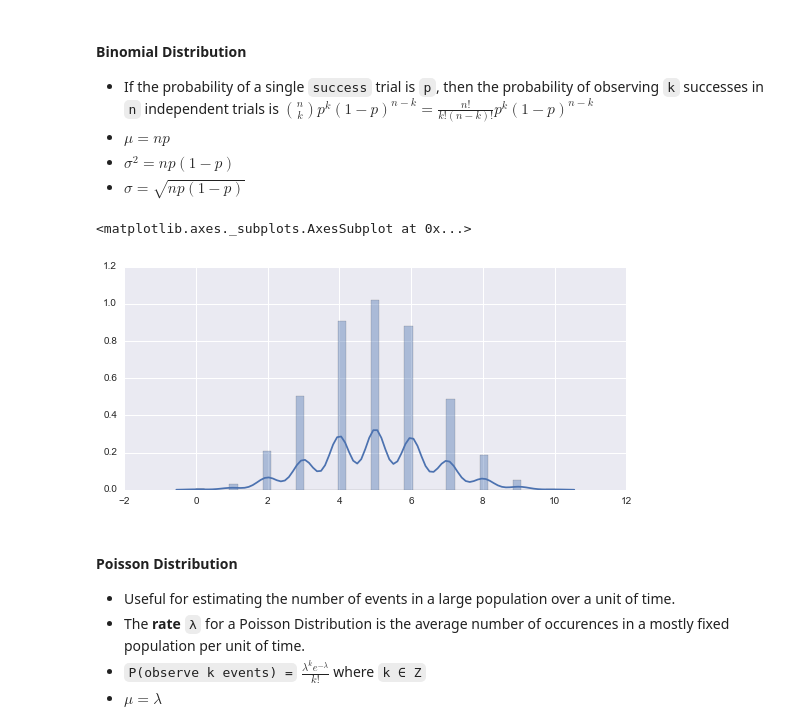
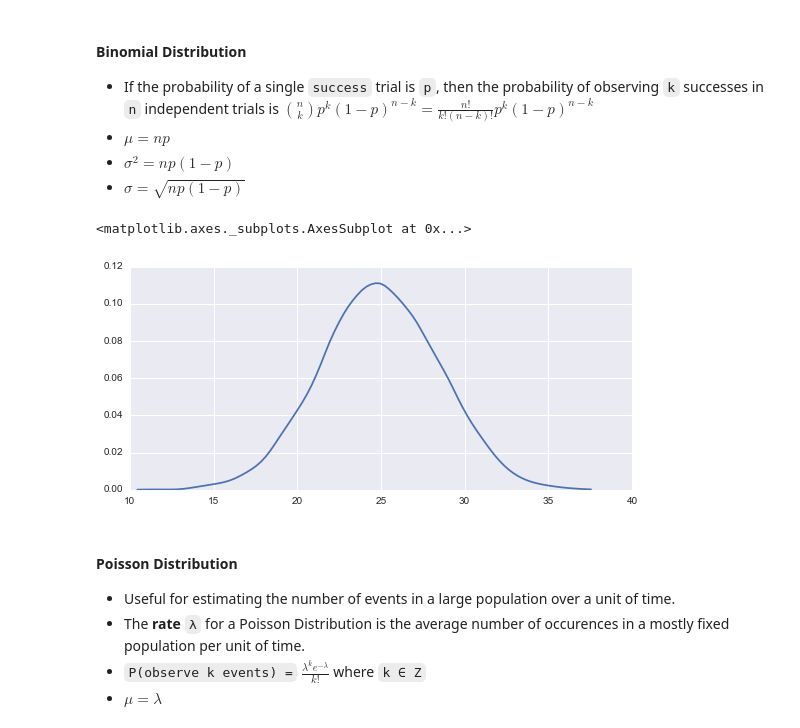
Before and after one commit to rodneykeeling/education-notes, a Jupyter notebook: OpenIntro Statistics Notes.ipynb, the cells around one changed output. Cells and saved outputs as stored; diff of their text form; code cells hidden in the pictures.

```diff
--- a/OpenIntro Statistics Notes.ipynb
+++ b/OpenIntro Statistics Notes.ipynb
@@ -150,11 +150,11 @@ sns.distplot(x)
 * $ σ = \sqrt{np(1-p)} $
 # %%
 # Binomial Distribution
-x = np.random.binomial(n=10, p=0.5, size=5000)
-sns.distplot(x)
+x = np.random.binomial(n=50, p=0.5, size=5000)
+sns.distplot(x, hist=False)
 # %% [output]
 <matplotlib.axes._subplots.AxesSubplot at 0x...>
-[figure, old version]
+[figure, new version]
 # %% [markdown]
 #### Poisson Distribution
 * Useful for estimating the number of events in a large population over a unit of time.
```
Also changed, not shown: parts of 3 cells of this notebook.
